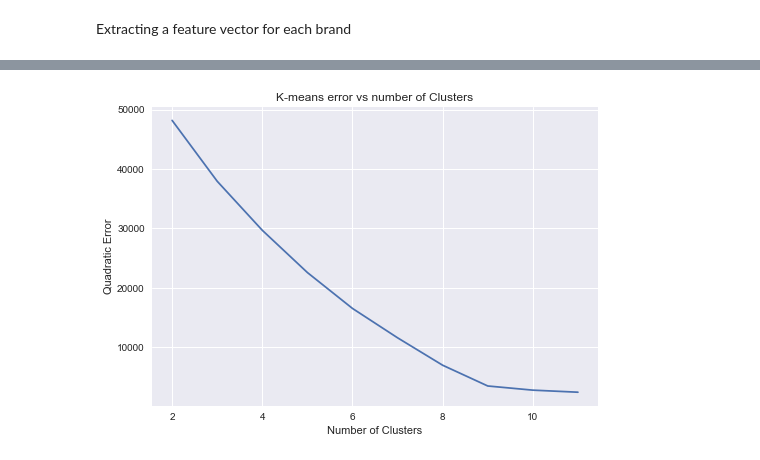
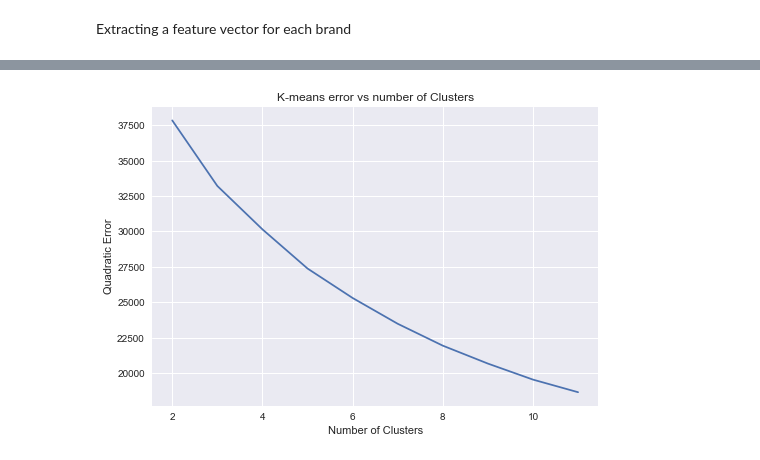
Before and after one commit to ma-petrov/recommendation-system, a Jupyter notebook: amazon-phones-reviews.ipynb, the cells around one changed output, grey strips where cells are left out. Saved outputs shown, nothing was run; the diff lists cells and outputs as text; code cells hidden in the pictures.

Commit message:
Simple model with Amazon phones reviews dataset is finished

```diff
--- a/amazon-phones-reviews.ipynb
+++ b/amazon-phones-reviews.ipynb
@@ -160,13 +183,13 @@ reviews2_pos_pca.head()
 # %%
 inertia = []
 scores = []
 for n_clusters in range(2, 12):
     kmeans = KMeans(n_clusters=n_clusters)
-    kmeans.fit(reviews2_pos_pca)
+    kmeans.fit(reviews1_pos_pca)
     inertia.append(kmeans.inertia_)
 plt.plot(range(2, 12), inertia)
 plt.xlabel('Number of Clusters')
 plt.ylabel('Quadratic Error')
 _ = plt.title('K-means error vs number of Clusters')
 # %% [output]
-[figure, old version]
+[figure, new version]
```
Also changed, not shown: parts of 26 cells of this notebook, 1 other file.
